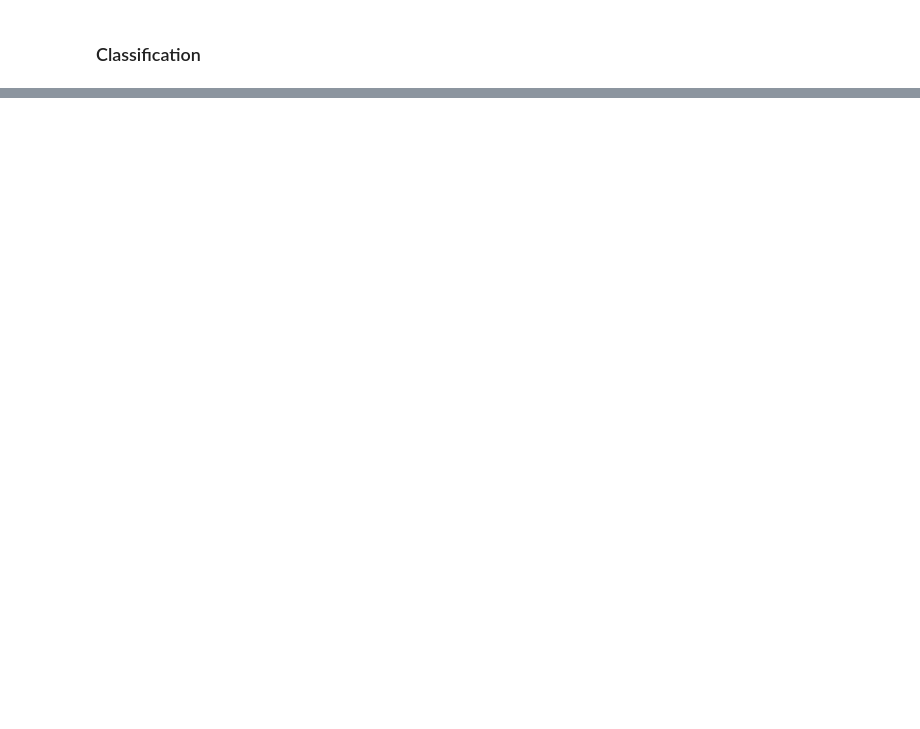
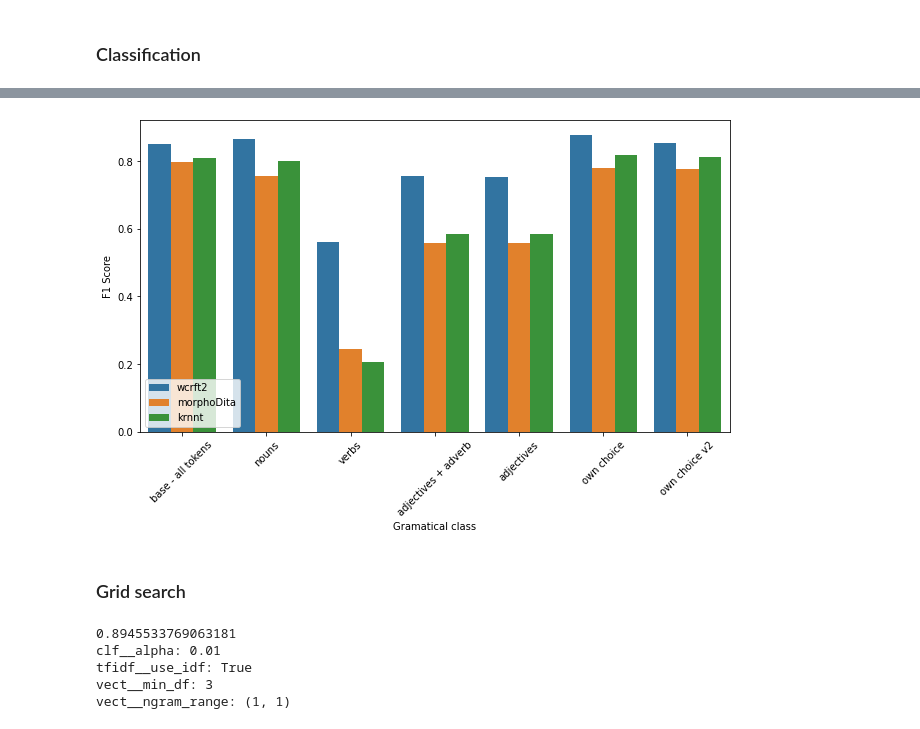
Before and after one commit to pkolebski/NLA, a Jupyter notebook: NLA/notebooks/wiki-text-classification.ipynb, the cells around one changed output, grey strips where cells are left out. Saved outputs shown, nothing was run; the diff lists cells and outputs as text; code cells hidden in the pictures; blank space fills up the shorter version.

```diff
--- a/NLA/notebooks/wiki-text-classification.ipynb
+++ b/NLA/notebooks/wiki-text-classification.ipynb
@@ -114,0 +145,29 @@ from sklearn.pipeline import Pipeline
+# %%
+def compare_results(pipeline, datasets, descriptions):
+    df_results = pd.DataFrame(columns=['desc', 'f1', 'acc', 'prec', 'rec'])
+    for data, desc in zip(datasets, descriptions):
+        print(f"Procssing {desc}")
+        for tagger in data['tagger'].unique():
+            print(f"\tProcssing {tagger}")
+            tagger_data = data[data['tagger'] == tagger]
+            train = tagger_data[tagger_data['set'] == 'train']
+            test = tagger_data[tagger_data['set'] == 'test']
+            train_X = train['filtered_tokens_text'].values
+            train_y = train['cat']
+            test_X = test['filtered_tokens_text'].values
+            test_y = test['cat']
+            pipeline.fit(train_X, train_y)
+            preds = pipeline.predict(test_X)
+            f1 = metrics.f1_score(y_true=test_y, y_pred=preds, average='macro')
+            rec = metrics.recall_score(y_true=test_y, y_pred=preds, average='macro')
+            prec = metrics.precision_score(y_true=test_y, y_pred=preds, average='macro')
+            acc = metrics.accuracy_score(y_true=test_y, y_pred=preds)
+            df_results = df_results.append({
+                'tagger': tagger,
+                'desc': desc,
+                'f1': f1,
+                'rec': rec,
+                'prec': prec,
+                'acc': acc
+            }, ignore_index=True)
+    return df_results
@@ -114,0 +242,13 @@ from sklearn.pipeline import Pipeline
+# %%
+plt.figure(figsize=(9, 6))
+plt.xticks(rotation=45)
+sns.barplot(x="desc", y="f1", data=df_results, hue='tagger')
+plt.legend(loc='lower left')
+plt.xlabel("Gramatical class")
+plt.ylabel("F1 Score")
+plt.tight_layout()
+plt.savefig("../figures/results_taggers_hue_gram_class.png")
+# %% [output]
+[figure, added]
+# %% [markdown]
+### Grid search
@@ -115 +269,12 @@ from sklearn.pipeline import Pipeline
+# %%
+print(gs_clf.best_score_)
+
+for param_name in sorted(parameters.keys()):
+    print("%s: %r" % (param_name, gs_clf.best_params_[param_name]))
+# %% [output]
+0.8945533769063181
+clf__alpha: 0.01
+tfidf__use_idf: True
+vect__min_df: 3
+vect__ngram_range: (1, 1)
 # %%
```
Also changed, not shown: parts of 39 cells of this notebook.
